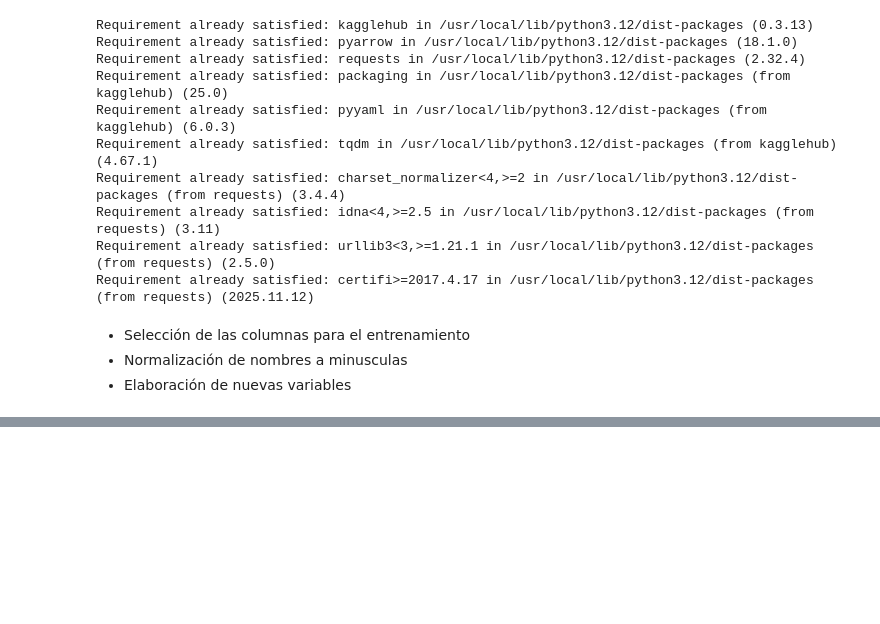
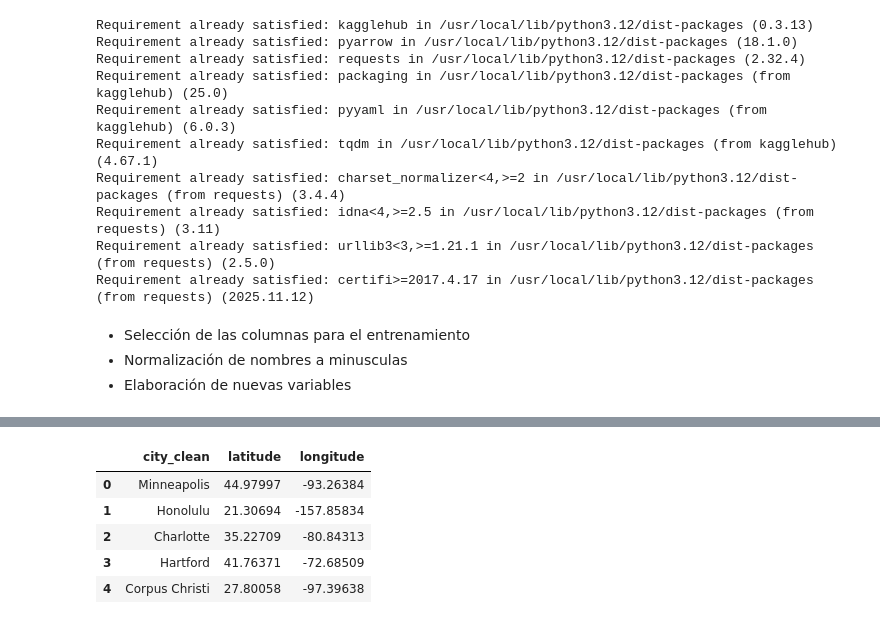
Before and after one commit to sunnyday2/flight_on_time, a Jupyter notebook: flightontime_hackaton_e32_alura_latam.ipynb, the cells around one changed output, grey strips where cells are left out. Cells and saved outputs as stored; diff of their text form; code cells hidden in the pictures; blank space fills up the shorter version.

```diff
--- a/flightontime_hackaton_e32_alura_latam.ipynb
+++ b/flightontime_hackaton_e32_alura_latam.ipynb
@@ -872,0 +923,12 @@ def geocode_city(city):
+# %%
+#Merge con coordenadas
+
+df_base = df_base.merge(df_geo, on="city_clean", how="left")
+df_base[["city_clean", "latitude", "longitude"]].head()
+# %% [output]
+|  | city_clean | latitude | longitude |
+| 0 | Minneapolis | 44.97997 | -93.26384 |
+| 1 | Honolulu | 21.30694 | -157.85834 |
+| 2 | Charlotte | 35.22709 | -80.84313 |
+| 3 | Hartford | 41.76371 | -72.68509 |
+| 4 | Corpus Christi | 27.80058 | -97.39638 |
```
Also changed, not shown: parts of 12 cells of this notebook.
